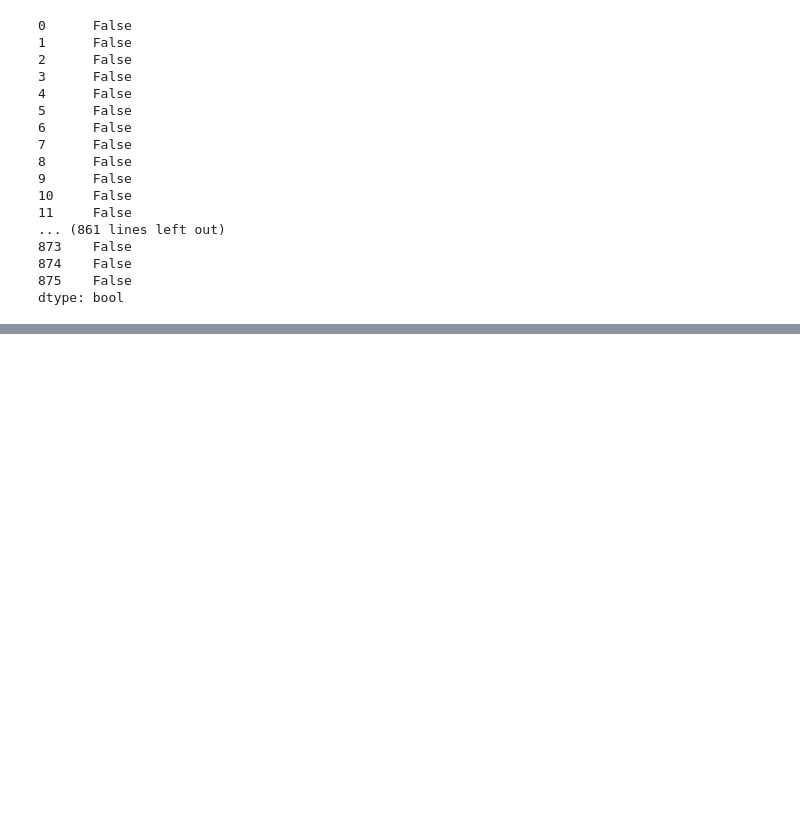
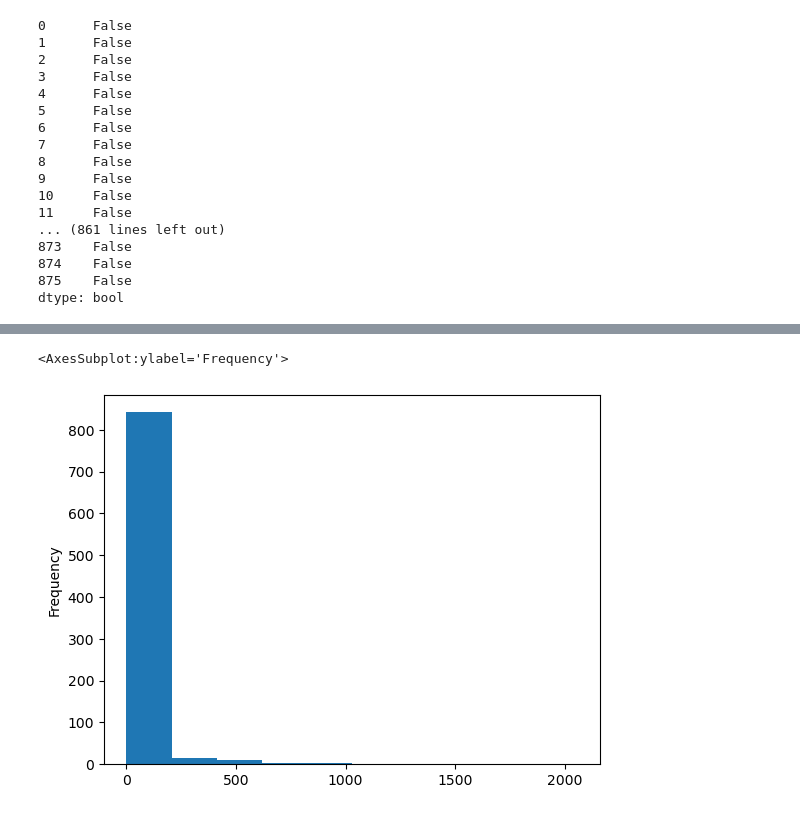
Before and after one commit to mounceryan/flag-spotting, a Jupyter notebook: flag-spotting.ipynb, the cells around one changed output, grey strips where cells are left out. Cells and saved outputs as stored; diff of their text form; code cells hidden in the pictures; blank space fills up the shorter version.

```diff
--- a/flag-spotting.ipynb
+++ b/flag-spotting.ipynb
@@ -124,0 +135,5 @@ flags_df.corr() #Shows any correlations if they exist.
+# %%
+flags_df['Total'].plot(kind ='hist') #Creates a histogram for the number of flags which appear one time, two times, three times etc.
+# %% [output]
+<AxesSubplot:ylabel='Frequency'>
+[figure, added]
```
Also changed, not shown: parts of 4 cells of this notebook.
